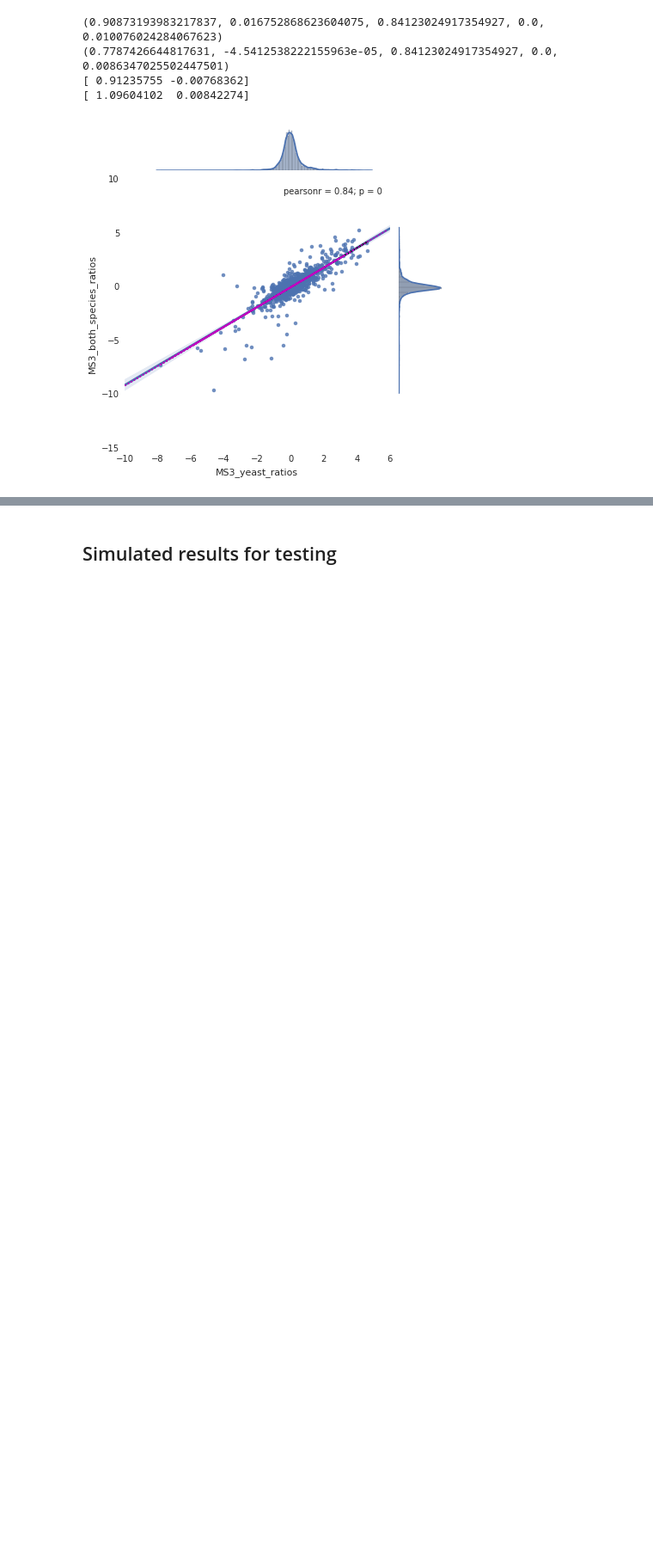
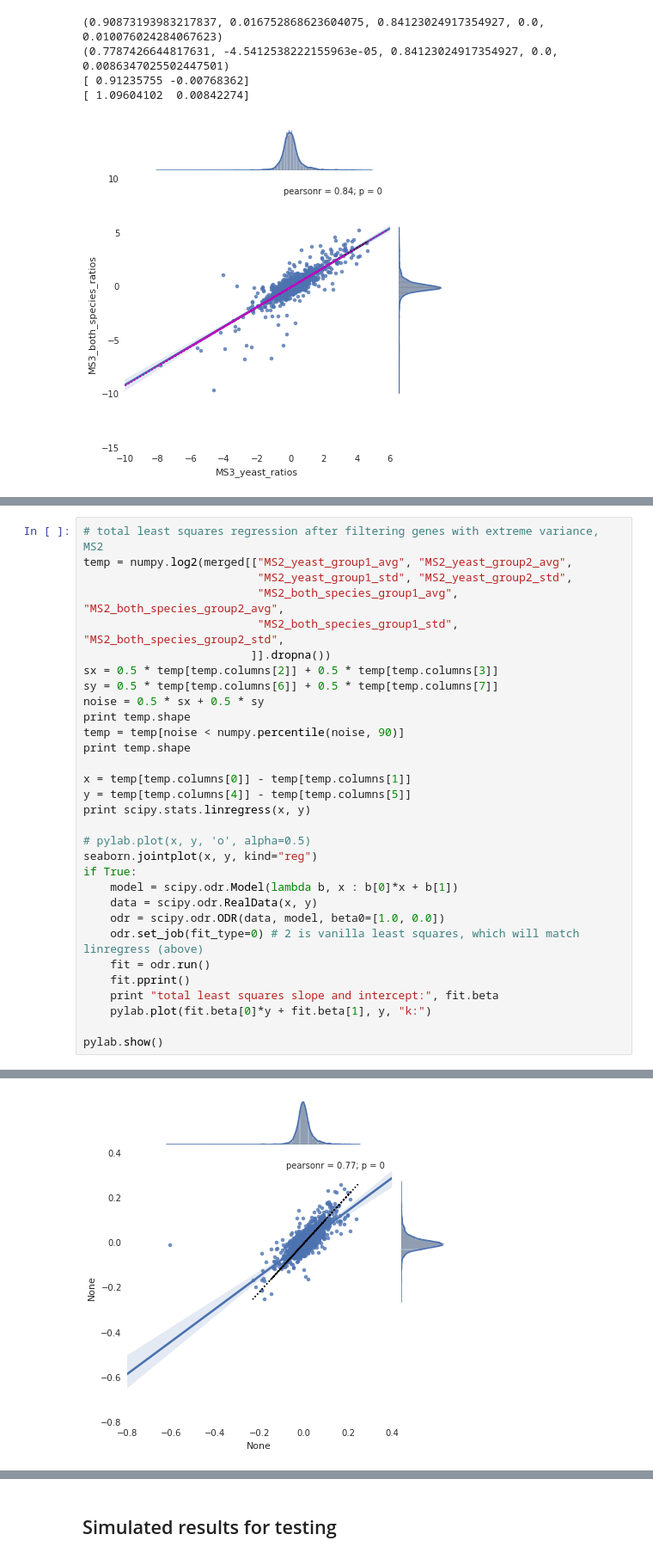
Before and after one commit to matted-zz/ipynb_test, a Jupyter notebook: Ratio comparison with errors in both variables.ipynb, the cells around one changed output, grey strips where cells are left out. Shown at 86% size. Cells and saved outputs as stored; diff of their text form; blank space fills up the shorter version.

```diff
--- a/Ratio comparison with errors in both variables.ipynb
+++ b/Ratio comparison with errors in both variables.ipynb
@@ -82,0 +231,32 @@ pylab.show()
+# %%
+# total least squares regression after filtering genes with extreme variance, MS2
+temp = numpy.log2(merged[["MS2_yeast_group1_avg", "MS2_yeast_group2_avg",
+                          "MS2_yeast_group1_std", "MS2_yeast_group2_std",
+                          "MS2_both_species_group1_avg", "MS2_both_species_group2_avg",
+                          "MS2_both_species_group1_std", "MS2_both_species_group2_std",
+                         ]].dropna())
+sx = 0.5 * temp[temp.columns[2]] + 0.5 * temp[temp.columns[3]]
+sy = 0.5 * temp[temp.columns[6]] + 0.5 * temp[temp.columns[7]]
+noise = 0.5 * sx + 0.5 * sy
+print temp.shape
+temp = temp[noise < numpy.percentile(noise, 90)]
+print temp.shape
+
+x = temp[temp.columns[0]] - temp[temp.columns[1]]
+y = temp[temp.columns[4]] - temp[temp.columns[5]]
+print scipy.stats.linregress(x, y)
+
+# pylab.plot(x, y, 'o', alpha=0.5)
+seaborn.jointplot(x, y, kind="reg")
+if True:
+    model = scipy.odr.Model(lambda b, x : b[0]*x + b[1])
+    data = scipy.odr.RealData(x, y)
+    odr = scipy.odr.ODR(data, model, beta0=[1.0, 0.0])
+    odr.set_job(fit_type=0) # 2 is vanilla least squares, which will match linregress (above)
+    fit = odr.run()
+    fit.pprint()
+    print "total least squares slope and intercept:", fit.beta
+    pylab.plot(fit.beta[0]*y + fit.beta[1], y, "k:")
+
+pylab.show()
+# %% [output]
@@ -82,0 +275 @@ pylab.show()
+[figure, added]
```
Also changed, not shown: parts of 11 cells of this notebook.
